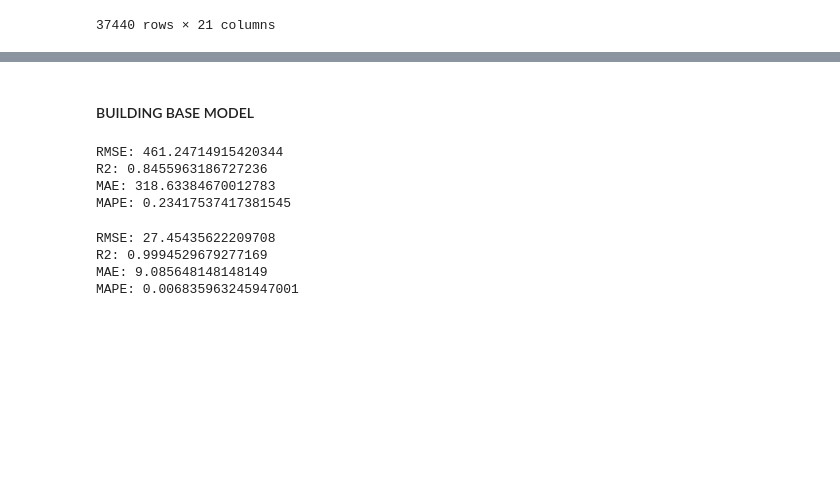
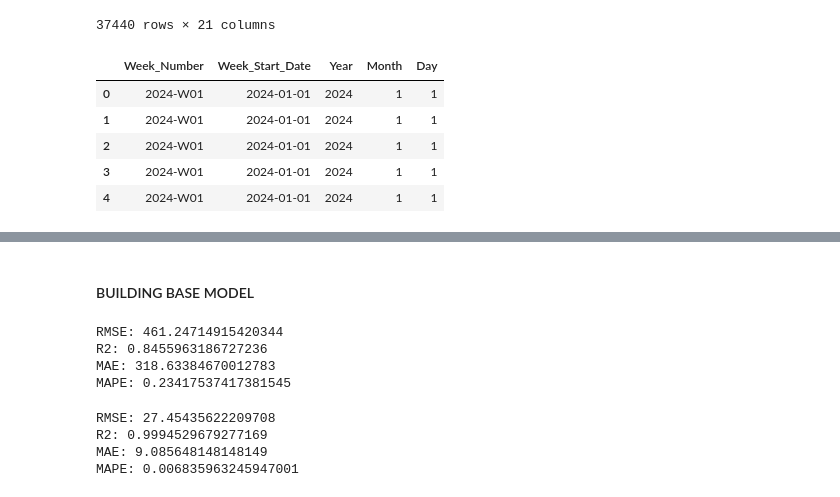
Before and after one commit to Adynike/Predictive-Modelling, a Jupyter notebook: Model/model.ipynb, the cells around one changed output, grey strips where cells are left out. Drawn from its saved outputs; the diff is of its cells as text; code cells hidden in the pictures; blank space fills up the shorter version.

```diff
--- a/Model/model.ipynb
+++ b/Model/model.ipynb
@@ -41,0 +38,24 @@ merged_data
+# %%
+# Convert Week_Number to Year, Month & Day
+weekly_sales['Week_Number'] = weekly_sales['Week_Number'].astype(str)
+
+# Convert ISO week (YYYY-Www) to actual date (Monday of that week)
+weekly_sales['Week_Start_Date'] = pd.to_datetime(
+    weekly_sales['Week_Number'] + '-1',   # Add weekday (Monday)
+    format='%G-W%V-%u',
+    errors='coerce'
+)
+
+# Extract individual components
+weekly_sales['Year'] = weekly_sales['Week_Start_Date'].dt.year
+weekly_sales['Month'] = weekly_sales['Week_Start_Date'].dt.month
+weekly_sales['Day'] = weekly_sales['Week_Start_Date'].dt.day
+
+weekly_sales[['Week_Number', 'Week_Start_Date', 'Year', 'Month', 'Day']].head()
+# %% [output]
+|  | Week_Number | Week_Start_Date | Year | Month | Day |
+| 0 | 2024-W01 | 2024-01-01 | 2024 | 1 | 1 |
+| 1 | 2024-W01 | 2024-01-01 | 2024 | 1 | 1 |
+| 2 | 2024-W01 | 2024-01-01 | 2024 | 1 | 1 |
+| 3 | 2024-W01 | 2024-01-01 | 2024 | 1 | 1 |
+| 4 | 2024-W01 | 2024-01-01 | 2024 | 1 | 1 |
```
Also changed, not shown: parts of 29 cells of this notebook, 4 other files.
